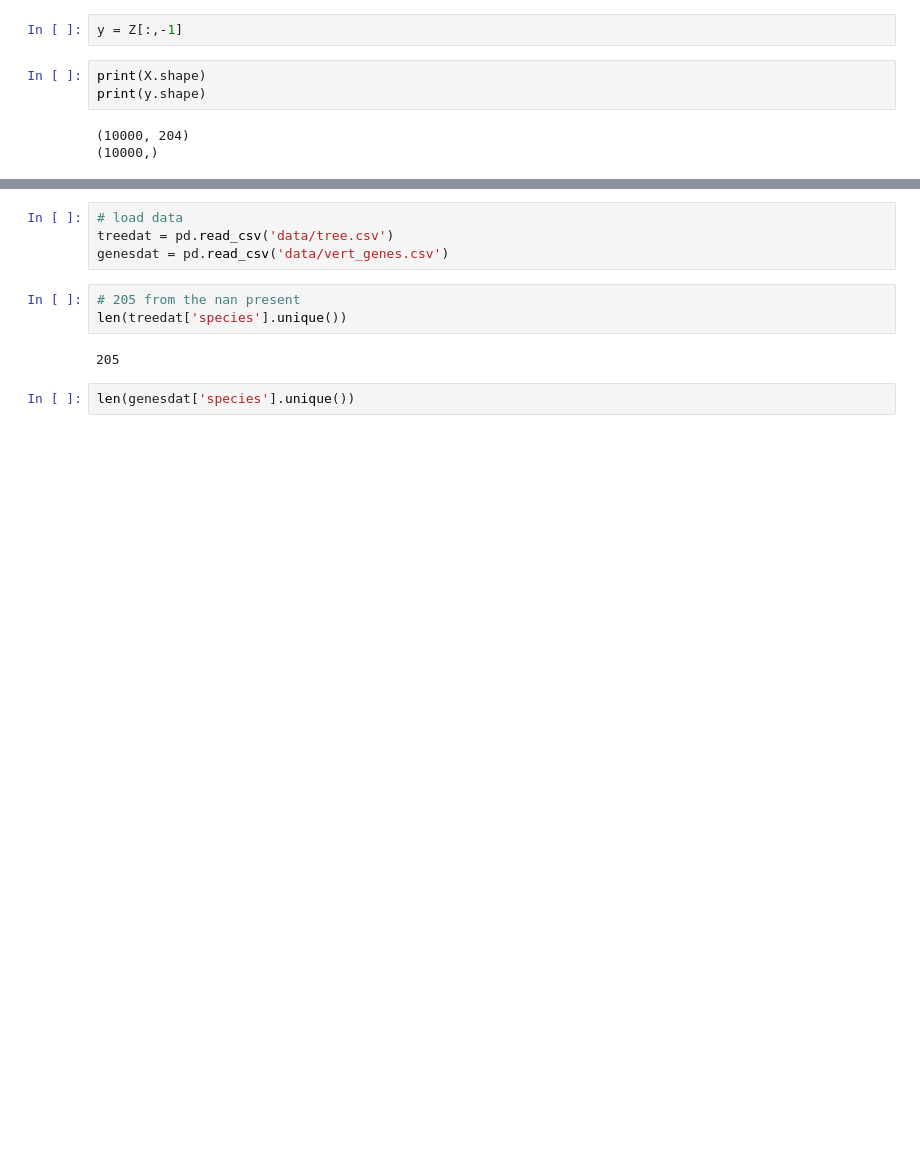
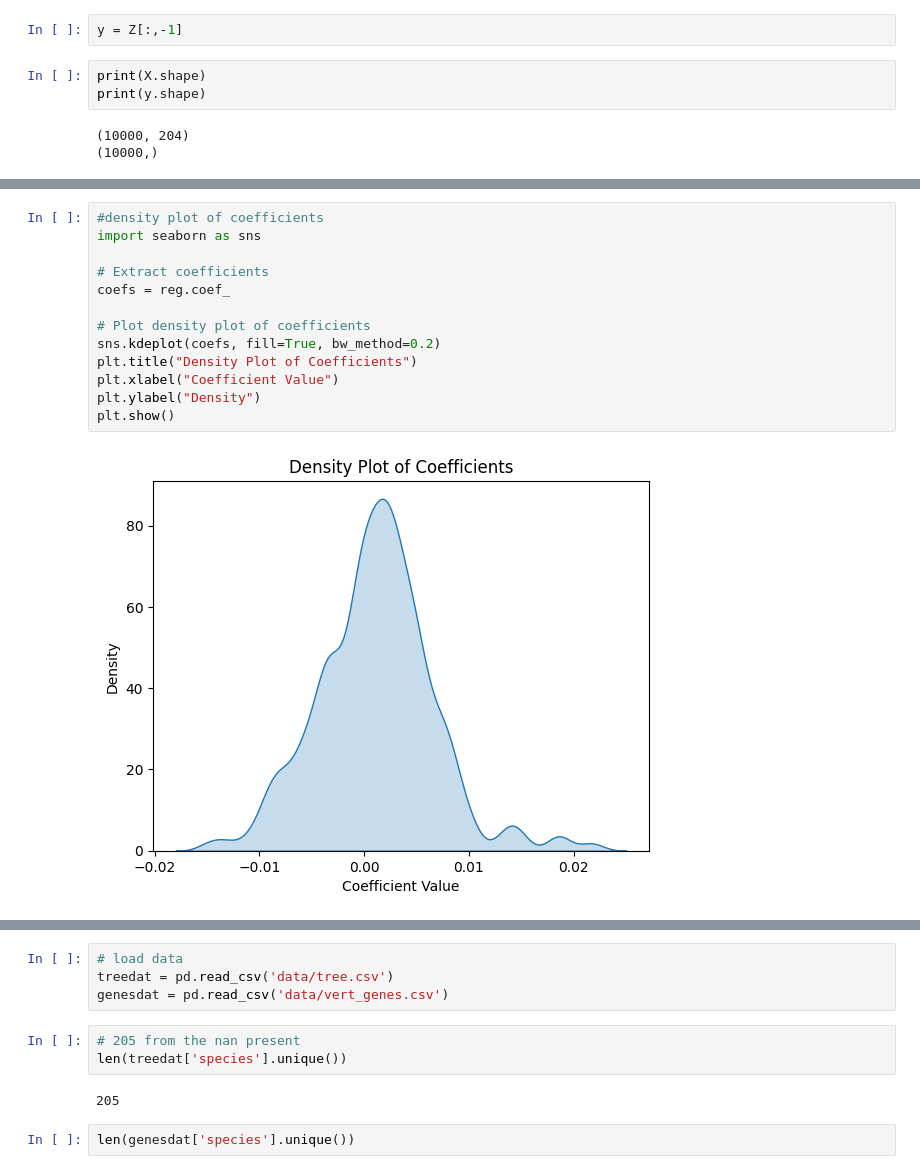
Before and after one commit to alexandermittet/ModComp, a Jupyter notebook: mainCopyLegHer.ipynb, the cells around one changed output, grey strips where cells are left out. Drawn from its saved outputs; the diff is of its cells as text; blank space fills up the shorter version.

```diff
--- a/mainCopyLegHer.ipynb
+++ b/mainCopyLegHer.ipynb
@@ -194,3 +252,18 @@ TEST. r2: 0.300, MSE: 3670.268
+# %%
+#density plot of coefficients
+import seaborn as sns
+
+# Extract coefficients
+coefs = reg.coef_
+
+# Plot density plot of coefficients
+sns.kdeplot(coefs, fill=True, bw_method=0.2)
+plt.title("Density Plot of Coefficients")
+plt.xlabel("Coefficient Value")
+plt.ylabel("Density")
+plt.show()
+# %% [output]
+[figure, added]
 # %%
 plt.hist(X.flatten(), bins=int(num_of_samples/10))
 
```
Also changed, not shown: parts of 7 cells of this notebook, 1 other file.
